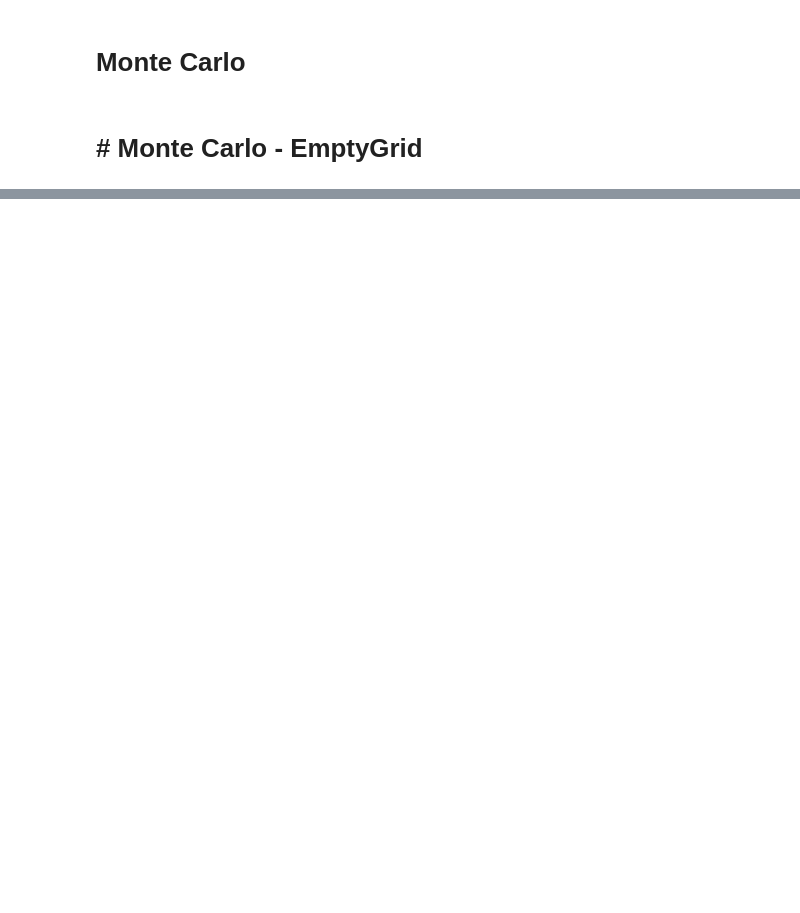
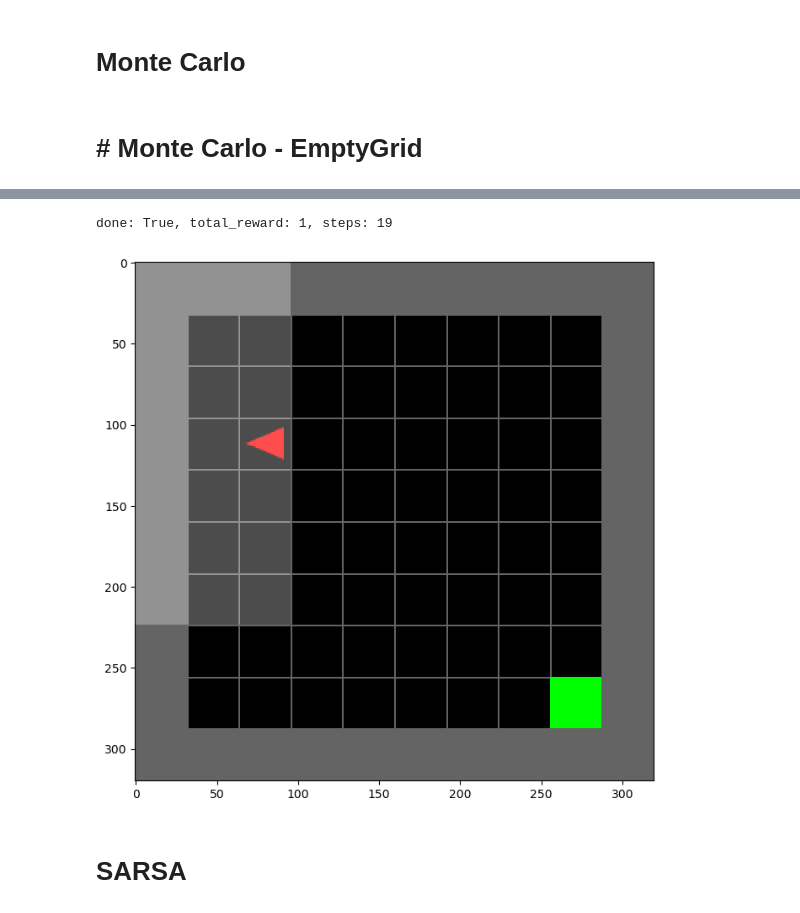
Before and after one commit to Lior-Baruch/RL, a Jupyter notebook: Mid_Project_tabular_RL_Minigrid_2024.ipynb, the cells around one changed output, grey strips where cells are left out. Cells and saved outputs as stored; diff of their text form; code cells hidden in the pictures; blank space fills up the shorter version.

```diff
--- a/Mid_Project_tabular_RL_Minigrid_2024.ipynb
+++ b/Mid_Project_tabular_RL_Minigrid_2024.ipynb
@@ -753,0 +787,10 @@ done reward= 1 num_of_steps= 17
+# %%
+# test the mc control algorithm on the empty environment
+env = SimFlatObsWrapper(RandomEmptyEnv_10 (render_mode='rgb_array'))
+done, total_reward, steps = infer_goal(env, policy_mc_empty, max_steps)
+print(f"done: {done}, total_reward: {total_reward}, steps: {steps}")
+# %% [output]
+done: True, total_reward: 1, steps: 19
+[figure, added]
+# %% [markdown]
+# SARSA
```
Also changed, not shown: parts of 17 cells of this notebook.
